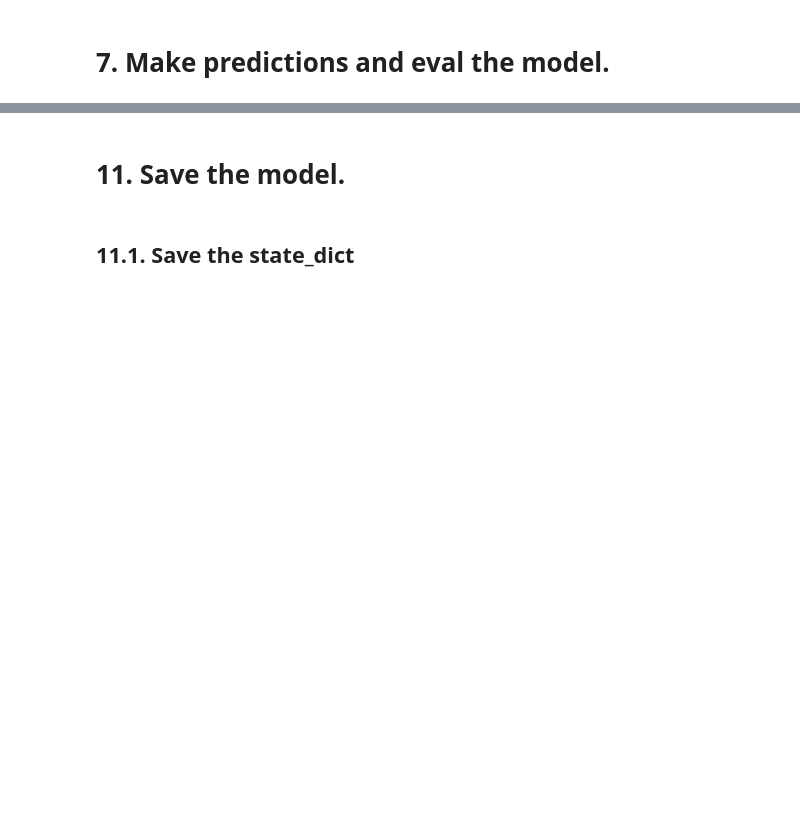
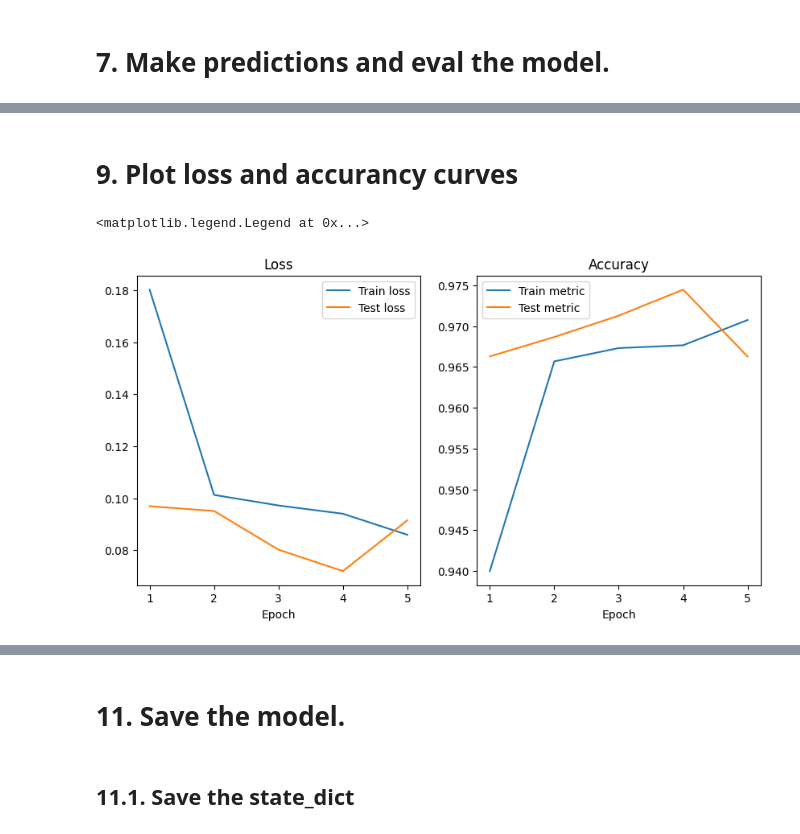
Before and after one commit to xtliao/PyTorchProjects, a Jupyter notebook: nn_MNIST.ipynb, the cells around one changed output, grey strips where cells are left out. Saved outputs shown, nothing was run; the diff lists cells and outputs as text; code cells hidden in the pictures; blank space fills up the shorter version.

```diff
--- a/nn_MNIST.ipynb
+++ b/nn_MNIST.ipynb
@@ -282,7 +284,7 @@ optimizer = torch.optim.Adam(params=model_0.parameters(), lr = 0.01)
 loss_fn = torch.nn.CrossEntropyLoss()
 
 from torchmetrics.classification import MulticlassAccuracy
-acc_fn = MulticlassAccuracy(num_classes=len(class_names))
+acc_fn = MulticlassAccuracy(num_classes=len(class_names)).to(device)
 # %% [markdown]
 # 6.&nbsp;Train the model.
 # %%
@@ -290,9 +292,9 @@ import timeit
 
 start = timeit.default_timer()
 
-NUM_EPOCHS = 3
+NUM_EPOCHS = 5
 
-model_0_results = train_model(model=model_0,
+model_0_train_results = train_model(model=model_0,
                               train_dataloder=train_dataloder,
                               test_dataloder=test_dataloder,
                               optimizer=optimizer,
@@ -307,8 +309,8 @@ model_0_train_time = end-start
 print()
 print(f"Train time is:{model_0_train_time:.2f} seconds")
 print(f"Train results are:")
-print(f"Train loss:{model_0_results['train_loss']}")
-print(f"Train accuracy:{model_0_results['train_metric']}")
-print(f"Test  loss:{model_0_results['test_loss']}")
-print(f"Test  accuracy:{model_0_results['test_metric']}")
+print(f"Train loss:{model_0_train_results['train_loss']}")
+print(f"Train accuracy:{model_0_train_results['train_metric']}")
+print(f"Test  loss:{model_0_train_results['test_loss']}")
+print(f"Test  accuracy:{model_0_train_results['test_metric']}")
 # %% [output]
@@ -413 +444,26 @@ metric.plot()
+# %% [markdown]
+# 9.&nbsp;Plot loss and accurancy curves
+# %%
+plt.figure(figsize=(10,5))
+
+epochs=range(1, NUM_EPOCHS+1)
+
+# Plot loss
+plt.subplot(1,2,1)
+plt.plot(epochs, model_0_train_results["train_loss"], label="Train loss")
+plt.plot(epochs, model_0_train_results["test_loss"], label="Test loss")
+plt.title("Loss")
+plt.xlabel("Epoch")
+plt.legend()
+
+# Plot accuracy
+plt.subplot(1,2,2)
+plt.plot(epochs, model_0_train_results["train_metric"], label="Train metric")
+plt.plot(epochs, model_0_train_results["test_metric"], label="Test metric")
+plt.title("Accuracy")
+plt.xlabel("Epoch")
+plt.legend()
+# %% [output]
+<matplotlib.legend.Legend at 0x...>
+[figure, added]
 # %% [markdown]
```
Also changed, not shown: parts of 30 cells of this notebook.
